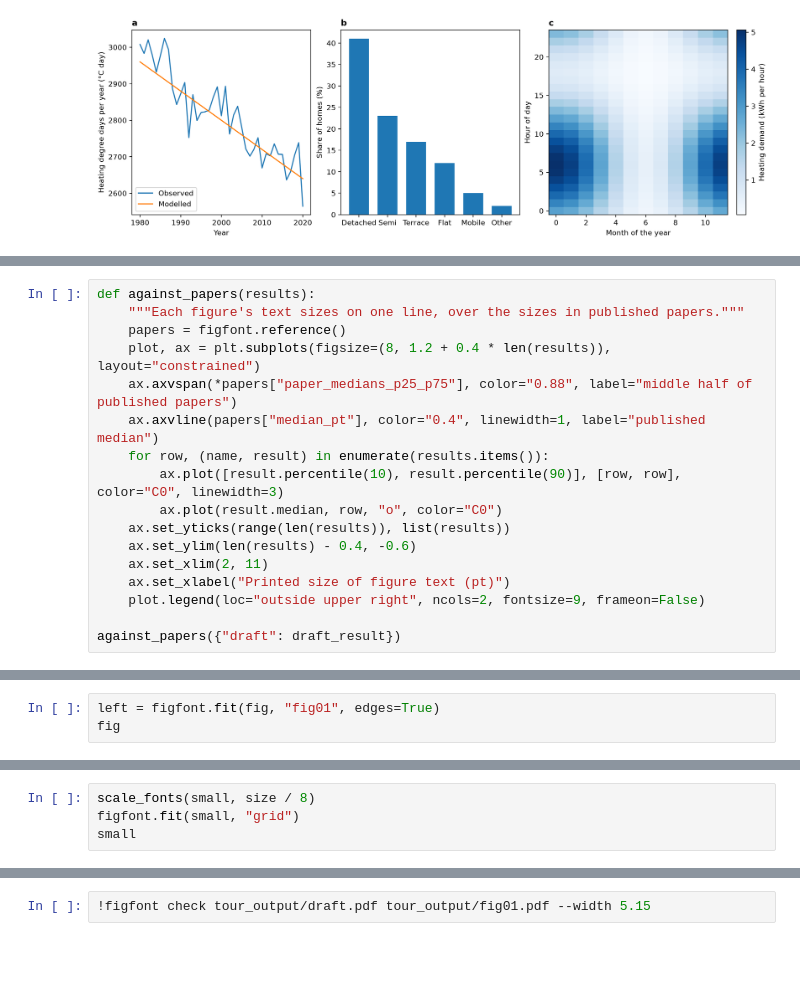
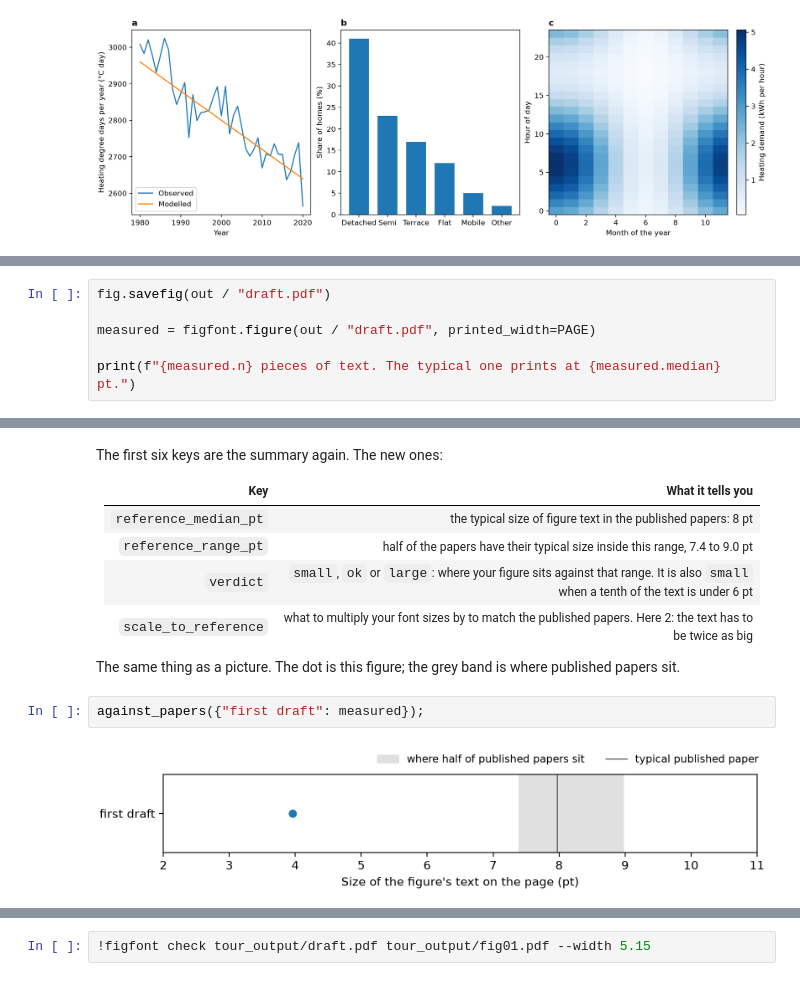
Before and after one commit to jake-casselman/figfit, a Jupyter notebook: docs/tour.ipynb, the cells around one changed output, grey strips where cells are left out. Saved outputs shown, nothing was run; the diff lists cells and outputs as text; blank space fills up the shorter version.

```diff
--- a/docs/tour.ipynb
+++ b/docs/tour.ipynb
@@ -186,17 +94,0 @@ picture, which section 8 uses again:
-# %%
-def against_papers(results):
-    """Each figure's text sizes on one line, over the sizes in published papers."""
-    papers = figfont.reference()
-    plot, ax = plt.subplots(figsize=(8, 1.2 + 0.4 * len(results)), layout="constrained")
-    ax.axvspan(*papers["paper_medians_p25_p75"], color="0.88", label="middle half of published papers")
-    ax.axvline(papers["median_pt"], color="0.4", linewidth=1, label="published median")
-    for row, (name, result) in enumerate(results.items()):
-        ax.plot([result.percentile(10), result.percentile(90)], [row, row], color="C0", linewidth=3)
-        ax.plot(result.median, row, "o", color="C0")
-    ax.set_yticks(range(len(results)), list(results))
-    ax.set_ylim(len(results) - 0.4, -0.6)
-    ax.set_xlim(2, 11)
-    ax.set_xlabel("Printed size of figure text (pt)")
-    plot.legend(loc="outside upper right", ncols=2, fontsize=9, frameon=False)
-
-against_papers({"draft": draft_result})
@@ -270,3 +94,0 @@ returns the number of collisions left.
-# %%
-left = figfont.fit(fig, "fig01", edges=True)
-fig
@@ -379,4 +94,0 @@ size
-# %%
-scale_fonts(small, size / 8)
-figfont.fit(small, "grid")
-small
@@ -429,0 +124,6 @@ a printed width and compares them with the published papers:
+# %%
+fig.savefig(out / "draft.pdf")
+
+measured = figfont.figure(out / "draft.pdf", printed_width=PAGE)
+
+print(f"{measured.n} pieces of text. The typical one prints at {measured.median} pt.")
@@ -429,0 +172,15 @@ a printed width and compares them with the published papers:
+# %% [markdown]
+The first six keys are the summary again. The new ones:
+
+| Key | What it tells you |
+|---|---|
+| `reference_median_pt` | the typical size of figure text in the published papers: 8 pt |
+| `reference_range_pt` | half of the papers have their typical size inside this range, 7.4 to 9.0 pt |
+| `verdict` | `small`, `ok` or `large`: where your figure sits against that range. It is also `small` when a tenth of the text is under 6 pt |
+| `scale_to_reference` | what to multiply your font sizes by to match the published papers. Here 2: the text has to be twice as big |
+
+The same thing as a picture. The dot is this figure; the grey band is where published papers sit.
+# %%
+against_papers({"first draft": measured});
+# %% [output]
+[figure, added]
```
Also changed, not shown: parts of 102 cells of this notebook, 3 other files.
